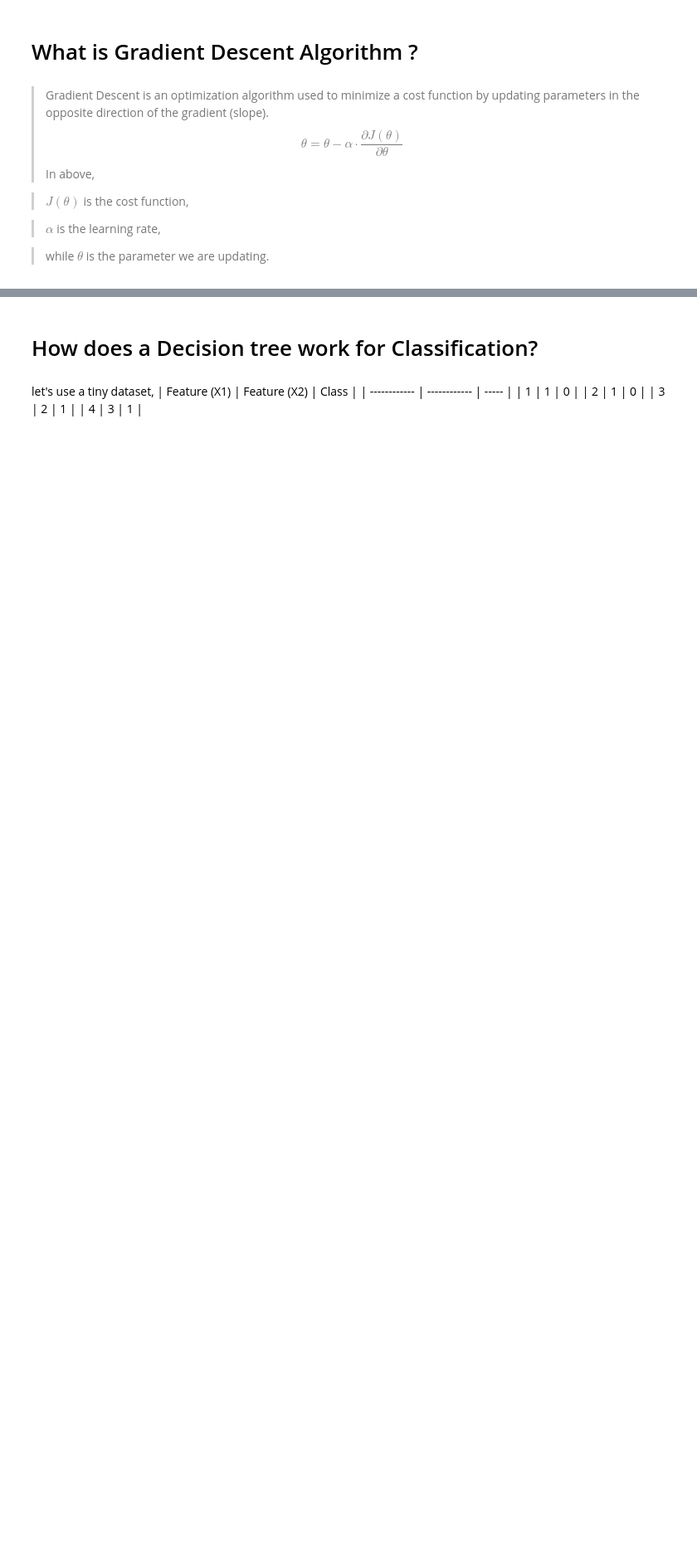
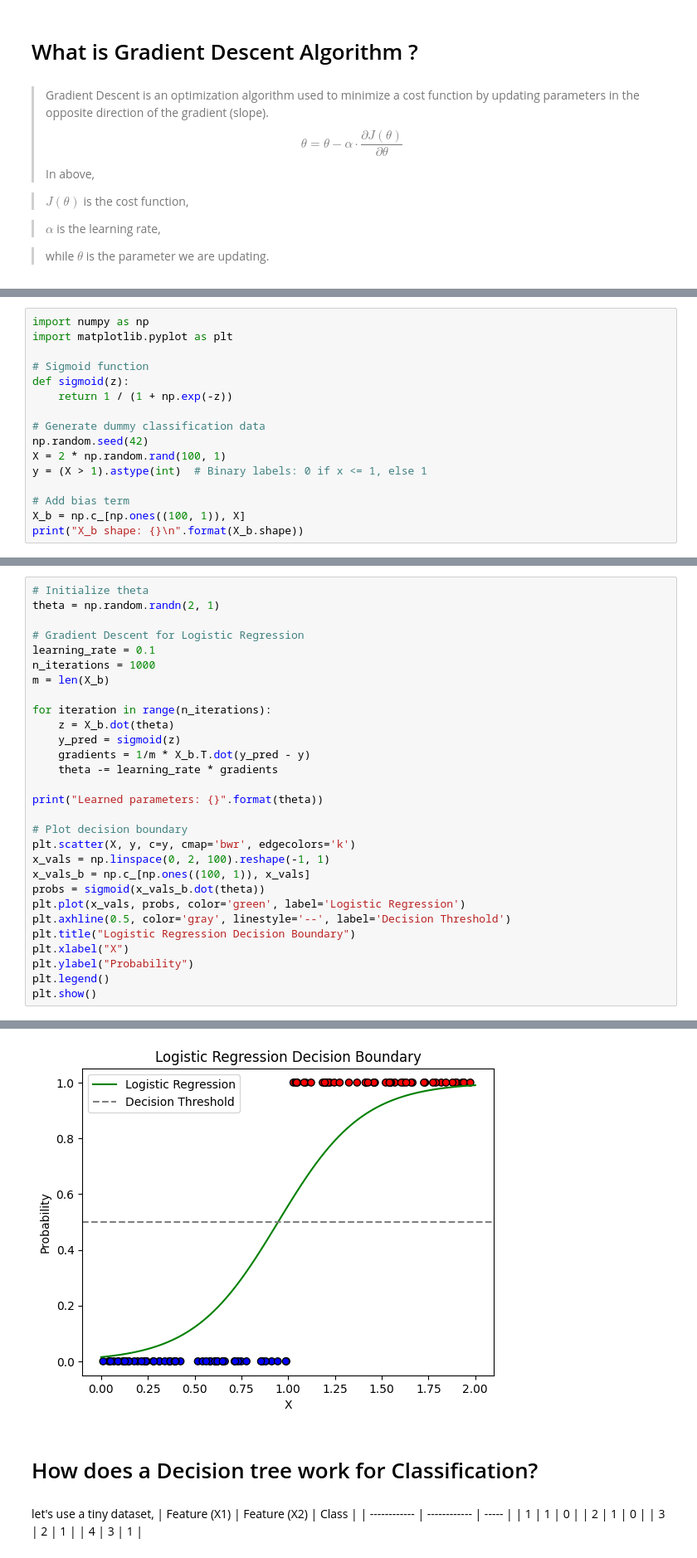
Before and after one commit to shivam9400/data_science, a Jupyter notebook: Classical_ML/ml_concepts/ml-understanding-concepts-part1.ipynb, the cells around one changed output, grey strips where cells are left out. Shown at 83% size. Cells and saved outputs as stored; diff of their text form; blank space fills up the shorter version.

```diff
--- a/Classical_ML/ml_concepts/ml-understanding-concepts-part1.ipynb
+++ b/Classical_ML/ml_concepts/ml-understanding-concepts-part1.ipynb
@@ -64,0 +67,16 @@ Learned parameters: [[3.51806083]
+# %%
+import numpy as np
+import matplotlib.pyplot as plt
+
+# Sigmoid function
+def sigmoid(z):
+    return 1 / (1 + np.exp(-z))
+
+# Generate dummy classification data
+np.random.seed(42)
+X = 2 * np.random.rand(100, 1)
+y = (X > 1).astype(int)  # Binary labels: 0 if x <= 1, else 1
+
+# Add bias term
+X_b = np.c_[np.ones((100, 1)), X]
+print("X_b shape: {}\n".format(X_b.shape))
@@ -64,0 +85,30 @@ Learned parameters: [[3.51806083]
+# %%
+# Initialize theta
+theta = np.random.randn(2, 1)
+
+# Gradient Descent for Logistic Regression
+learning_rate = 0.1
+n_iterations = 1000
+m = len(X_b)
+
+for iteration in range(n_iterations):
+    z = X_b.dot(theta)
+    y_pred = sigmoid(z)
+    gradients = 1/m * X_b.T.dot(y_pred - y)
+    theta -= learning_rate * gradients
+
+print("Learned parameters: {}".format(theta))
+
+# Plot decision boundary
+plt.scatter(X, y, c=y, cmap='bwr', edgecolors='k')
+x_vals = np.linspace(0, 2, 100).reshape(-1, 1)
+x_vals_b = np.c_[np.ones((100, 1)), x_vals]
+probs = sigmoid(x_vals_b.dot(theta))
+plt.plot(x_vals, probs, color='green', label='Logistic Regression')
+plt.axhline(0.5, color='gray', linestyle='--', label='Decision Threshold')
+plt.title("Logistic Regression Decision Boundary")
+plt.xlabel("X")
+plt.ylabel("Probability")
+plt.legend()
+plt.show()
+# %% [output]
@@ -65,3 +117,4 @@ Learned parameters: [[3.51806083]
+[figure, added]
 # %% [markdown]
 # How does a Decision tree work for Classification?
 # %% [markdown]
```
Also changed, not shown: parts of 9 cells of this notebook, 1 other file.
